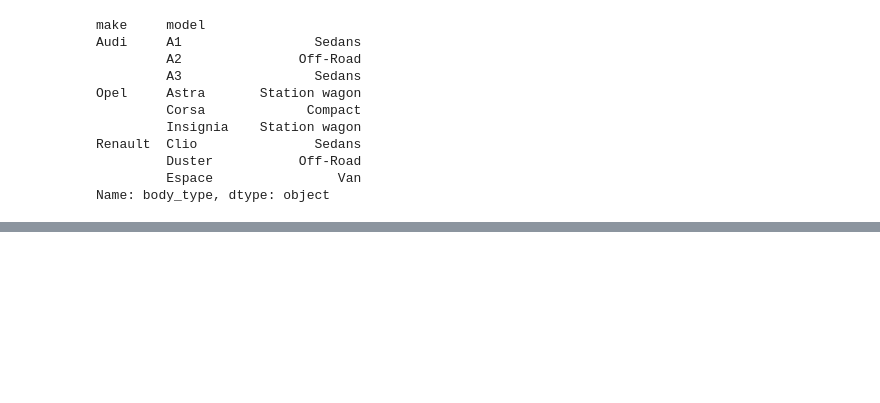
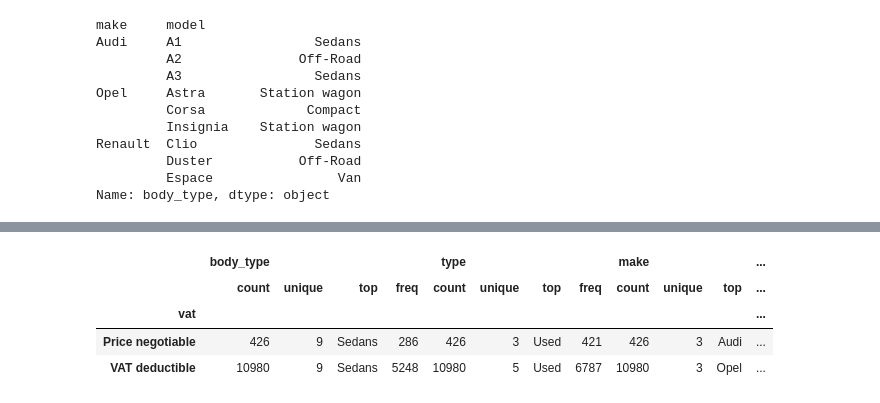
Before and after one commit to ustab/SOURCE, a Jupyter notebook: Expolatory Data Analysis(EDA) Capstone Project-Scout Car/Capstone Project-(AutoScout)-Student.ipynb, the cells around one changed output, grey strips where cells are left out. Saved outputs shown, nothing was run; the diff lists cells and outputs as text; code cells hidden in the pictures; blank space fills up the shorter version.

```diff
--- a/Expolatory Data Analysis(EDA) Capstone Project-Scout Car/Capstone Project-(AutoScout)-Student.ipynb
+++ b/Expolatory Data Analysis(EDA) Capstone Project-Scout Car/Capstone Project-(AutoScout)-Student.ipynb
@@ -326,2 +318,0 @@ df.duplicated().sum()
-# %%
-df.drop_duplicates(keep="first", inplace=True, ignore_index=True)
@@ -327,0 +346,8 @@ df.drop_duplicates(keep="first", inplace=True, ignore_index=True)
+# %%
+df.groupby("vat").describe(include="O")
+# %% [output]
+|  | body_type |  |  |  | type |  |  |  | make |  |  | ... |
+|  | count | unique | top | freq | count | unique | top | freq | count | unique | top | ... |
+| vat |  |  |  |  |  |  |  |  |  |  |  | ... |
+| Price negotiable | 426 | 9 | Sedans | 286 | 426 | 3 | Used | 421 | 426 | 3 | Audi | ... |
+| VAT deductible | 10980 | 9 | Sedans | 5248 | 10980 | 5 | Used | 6787 | 10980 | 3 | Opel | ... |
```
Also changed, not shown: parts of 54 cells of this notebook.
